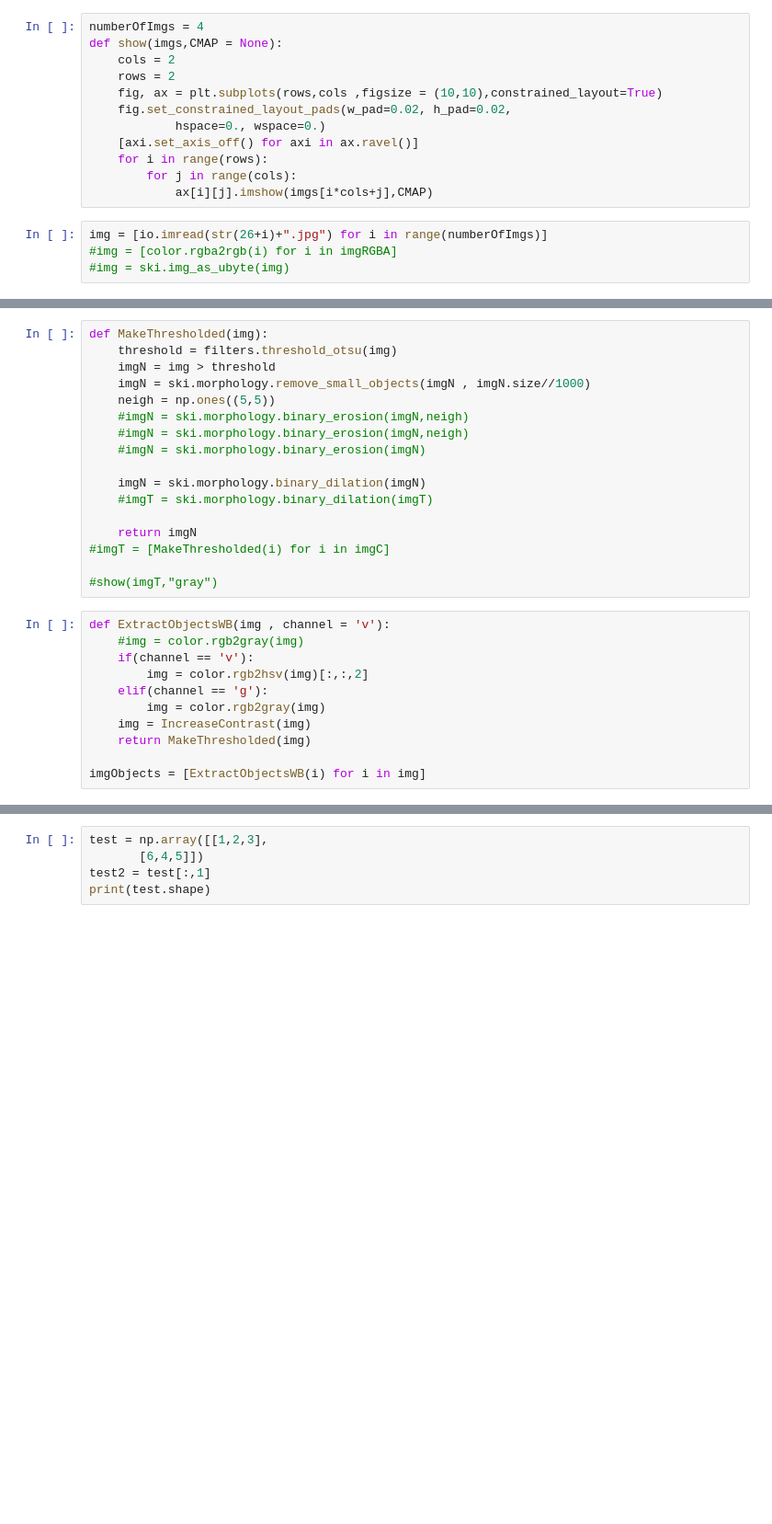
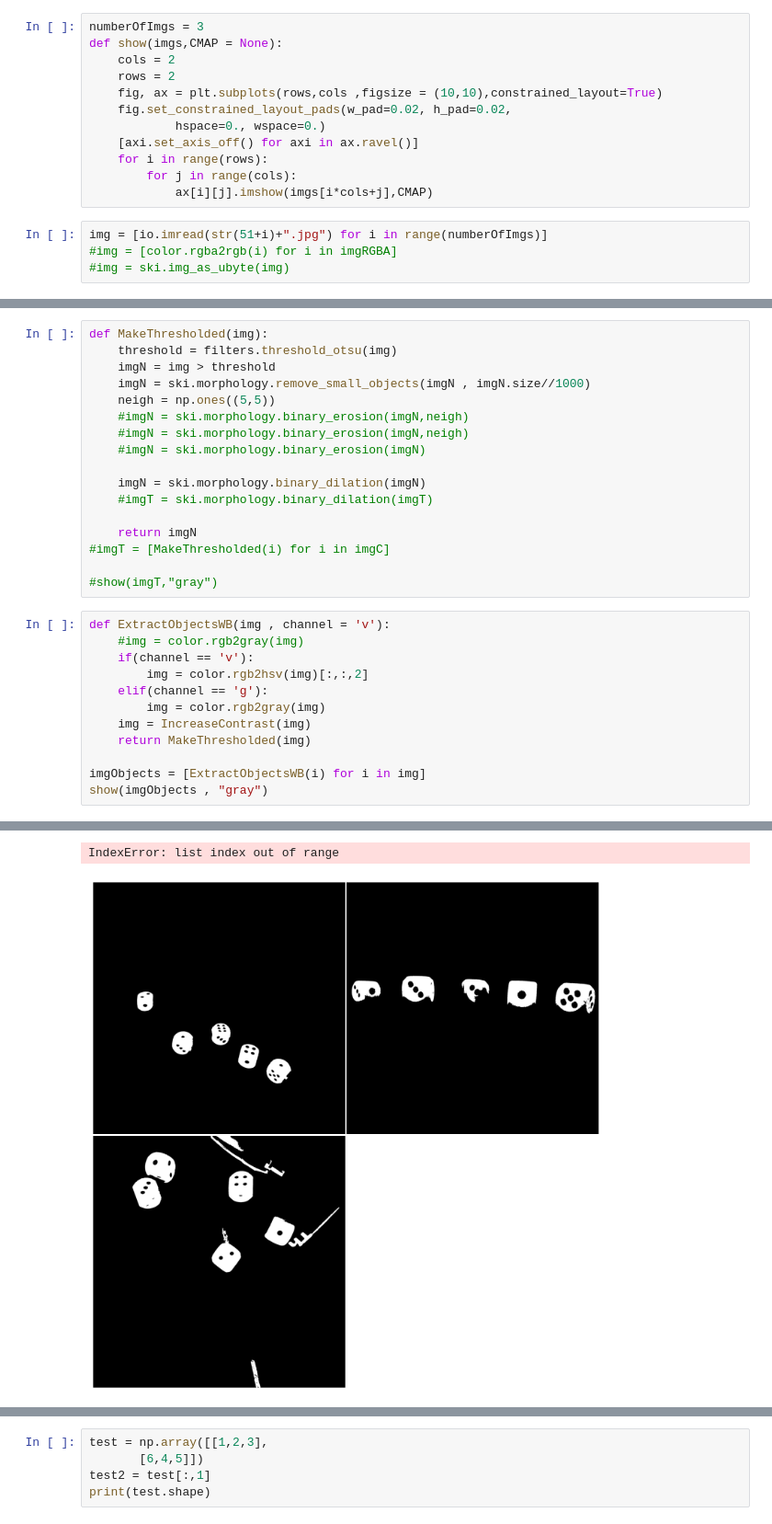
Before and after one commit to Grecjanin/DiceReader, a Jupyter notebook: DiceReader.ipynb, the cells around one changed output, grey strips where cells are left out. Shown at 92% size. Saved outputs shown, nothing was run; the diff lists cells and outputs as text; blank space fills up the shorter version.

```diff
--- a/DiceReader.ipynb
+++ b/DiceReader.ipynb
@@ -7,7 +7,7 @@ import cv2
 # %%
 %matplotlib inline
 # %%
-numberOfImgs = 4
+numberOfImgs = 3
 def show(imgs,CMAP = None):
     cols = 2
     rows = 2
@@ -19,7 +19,7 @@ def show(imgs,CMAP = None):
         for j in range(cols):
             ax[i][j].imshow(imgs[i*cols+j],CMAP)
 # %%
-img = [io.imread(str(26+i)+".jpg") for i in range(numberOfImgs)]
+img = [io.imread(str(51+i)+".jpg") for i in range(numberOfImgs)]
 #img = [color.rgba2rgb(i) for i in imgRGBA]
 #img = ski.img_as_ubyte(img)
 # %%
@@ -73,4 +73,5 @@ def ExtractObjectsWB(img , channel = 'v'):
     return MakeThresholded(img)
 
 imgObjects = [ExtractObjectsWB(i) for i in img]
+show(imgObjects , "gray")
 # %% [output]
@@ -85,3 +84,5 @@ po  0.11248380312967418
+IndexError: list index out of range
+[figure, added]
 # %%
 def MakeRegions(imgPom):
     labelImg , n = measure.label(imgPom,return_num = True,connectivity = 2)
```
Also changed, not shown: parts of 3 cells of this notebook, 39 other files.
